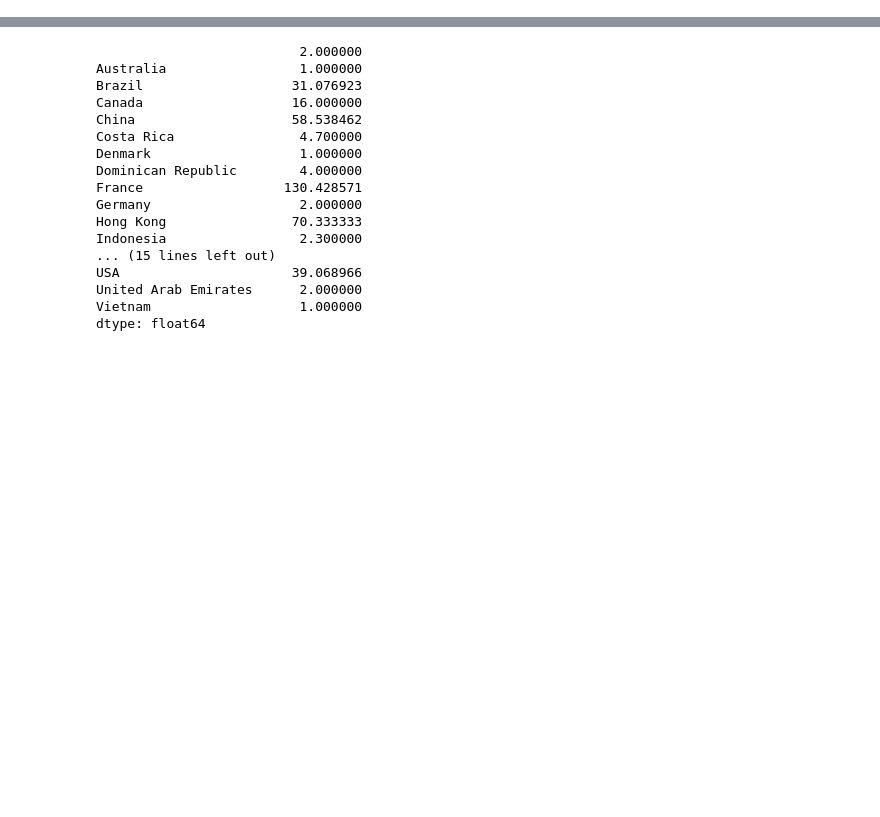
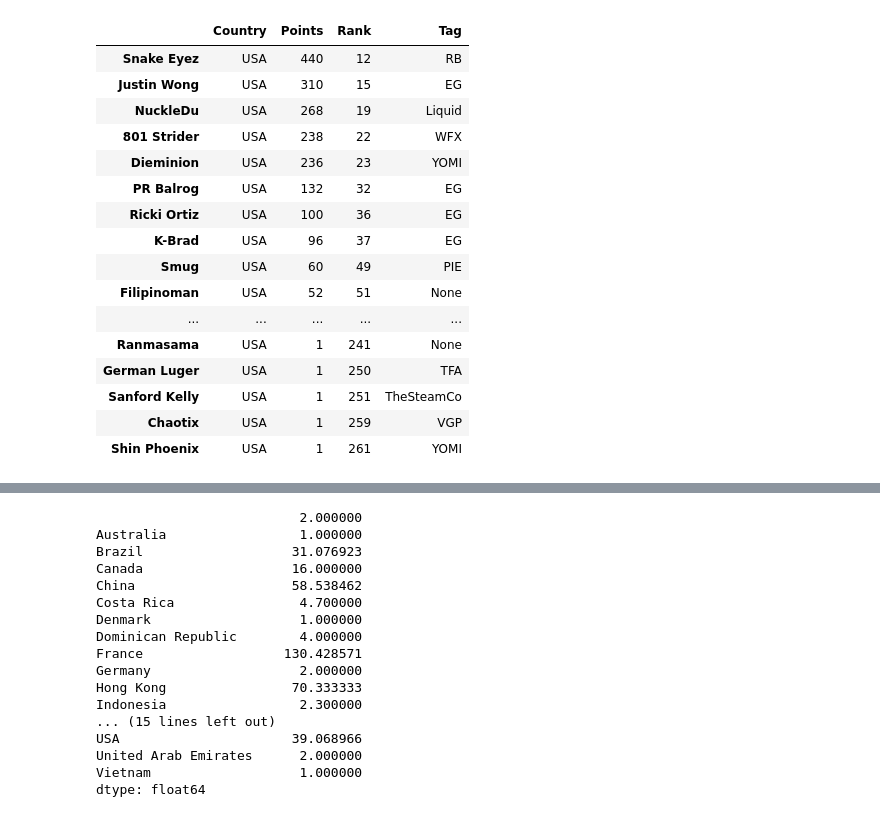
Before and after one commit to meowklaski/CPTAnaly, a Jupyter notebook: Pandas Stuff.ipynb, the cells around one changed output, grey strips where cells are left out. Cells and saved outputs as stored; diff of their text form; code cells hidden in the pictures; blank space fills up the shorter version.

```diff
--- a/Pandas Stuff.ipynb
+++ b/Pandas Stuff.ipynb
@@ -35,0 +198,20 @@ player_data.sort_values(by="Rank",inplace=True)
+# %%
+player_data[player_data['Country']=='USA']
+# %% [output]
+|  | Country | Points | Rank | Tag |
+| Snake Eyez | USA | 440 | 12 | RB |
+| Justin Wong | USA | 310 | 15 | EG |
+| NuckleDu | USA | 268 | 19 | Liquid |
+| 801 Strider | USA | 238 | 22 | WFX |
+| Dieminion | USA | 236 | 23 | YOMI |
+| PR Balrog | USA | 132 | 32 | EG |
+| Ricki Ortiz | USA | 100 | 36 | EG |
+| K-Brad | USA | 96 | 37 | EG |
+| Smug | USA | 60 | 49 | PIE |
+| Filipinoman | USA | 52 | 51 | None |
+| ... | ... | ... | ... | ... |
+| Ranmasama | USA | 1 | 241 | None |
+| German Luger | USA | 1 | 250 | TFA |
+| Sanford Kelly | USA | 1 | 251 | TheSteamCo |
+| Chaotix | USA | 1 | 259 | VGP |
+| Shin Phoenix | USA | 1 | 261 | YOMI |
```
Also changed, not shown: parts of 30 cells of this notebook, 9 other files.
